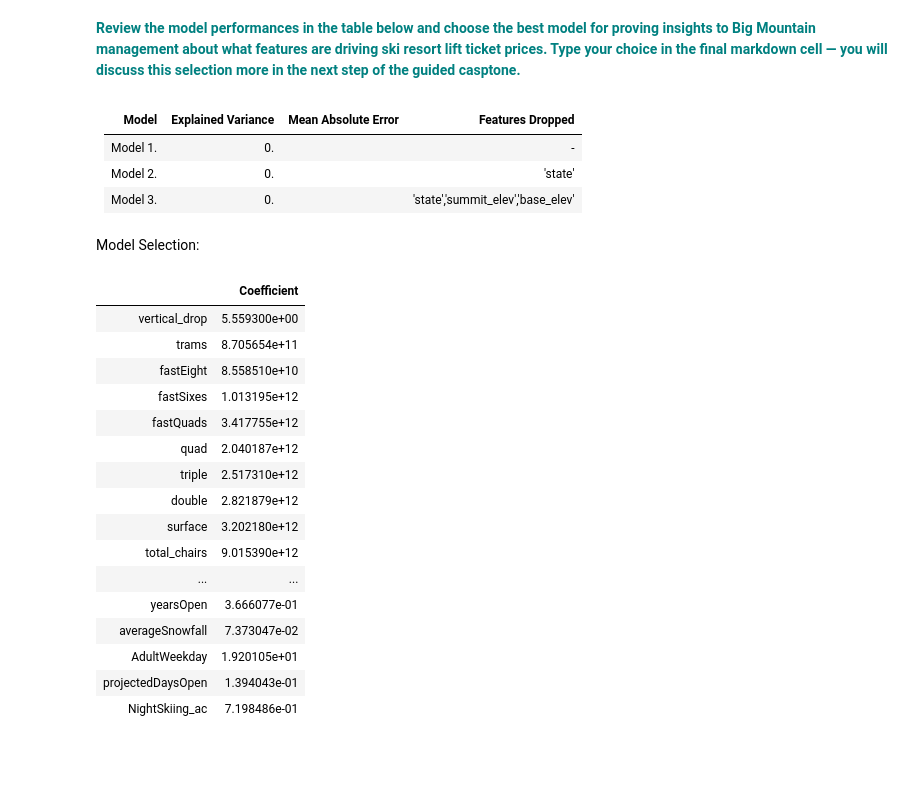
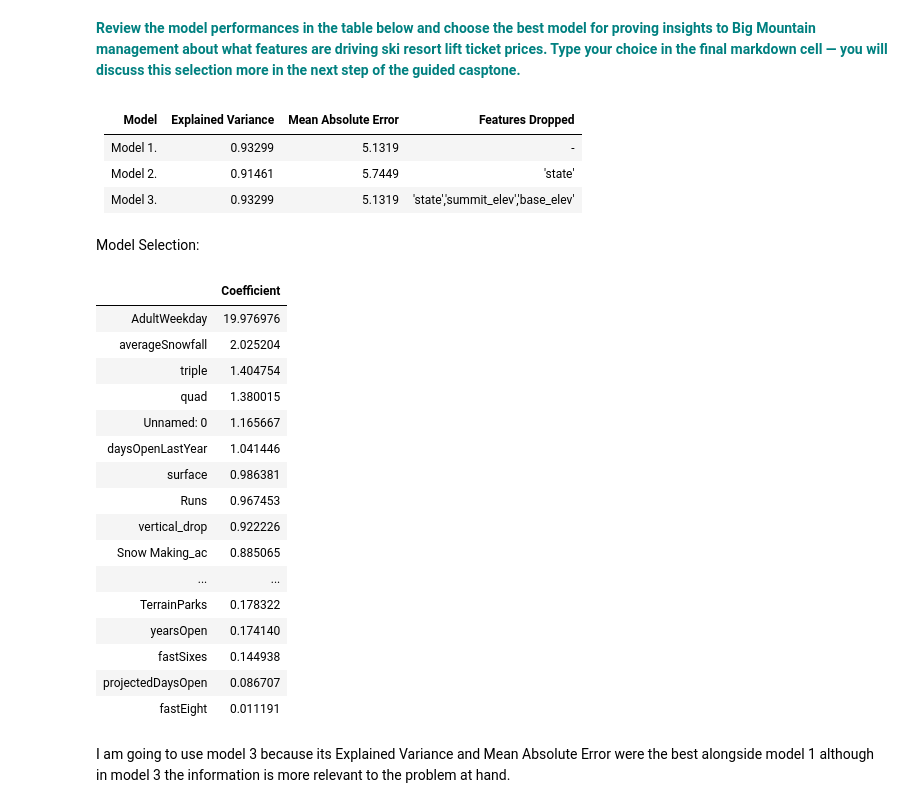
Before and after one commit to Oraff1/GuidedCapstone, a Jupyter notebook: DataWrangling/Notebook_stepfourandfive.ipynb, the cells around one changed output. Drawn from its saved outputs; the diff is of its cells as text; code cells hidden in the pictures; blank space fills up the shorter version.

```diff
--- a/DataWrangling/Notebook_stepfourandfive.ipynb
+++ b/DataWrangling/Notebook_stepfourandfive.ipynb
@@ -310,28 +340,30 @@ df_model3
 # %% [markdown]
 | Model | Explained Variance| Mean Absolute Error|Features Dropped|
 | --- | --- | --- | --- |
-| Model 1. | 0. |  |-|
-| Model 2. | 0.| |'state'|
-| Model 3. | 0. | |'state','summit_elev','base_elev'|
+| Model 1. | 0.93299 | 5.1319 |-|
+| Model 2. | 0.91461 | 5.7449 |'state'|
+| Model 3. | 0.93299 | 5.1319 |'state','summit_elev','base_elev'|
 # %% [markdown]
 Model Selection:
-# %%
-df_model3
-# %% [output]
-|  | Coefficient |
-| vertical_drop | 5.559300e+00 |
-| trams | 8.705654e+11 |
-| fastEight | 8.558510e+10 |
-| fastSixes | 1.013195e+12 |
-| fastQuads | 3.417755e+12 |
-| quad | 2.040187e+12 |
-| triple | 2.517310e+12 |
-| double | 2.821879e+12 |
-| surface | 3.202180e+12 |
-| total_chairs | 9.015390e+12 |
-| ... | ... |
-| yearsOpen | 3.666077e-01 |
-| averageSnowfall | 7.373047e-02 |
-| AdultWeekday | 1.920105e+01 |
-| projectedDaysOpen | 1.394043e-01 |
-| NightSkiing_ac | 7.198486e-01 |
+# %%
+df_model3.sort_values(by=['Coefficient'],ascending=False)
+# %% [output]
+|  | Coefficient |
+| AdultWeekday | 19.976976 |
+| averageSnowfall | 2.025204 |
+| triple | 1.404754 |
+| quad | 1.380015 |
+| Unnamed: 0 | 1.165667 |
+| daysOpenLastYear | 1.041446 |
+| surface | 0.986381 |
+| Runs | 0.967453 |
+| vertical_drop | 0.922226 |
+| Snow Making_ac | 0.885065 |
+| ... | ... |
+| TerrainParks | 0.178322 |
+| yearsOpen | 0.174140 |
+| fastSixes | 0.144938 |
+| projectedDaysOpen | 0.086707 |
+| fastEight | 0.011191 |
+# %% [markdown]
+I am going to use model 3 because its Explained Variance and Mean Absolute Error were the best alongside model 1 although in model 3 the information is more relevant to the problem at hand.
```
Also changed, not shown: parts of 13 cells of this notebook.
